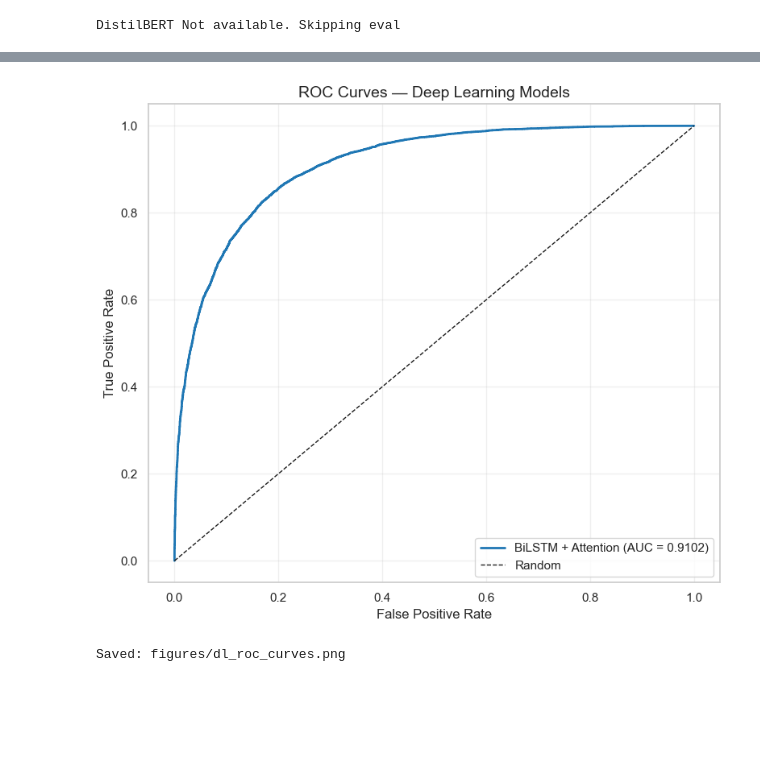
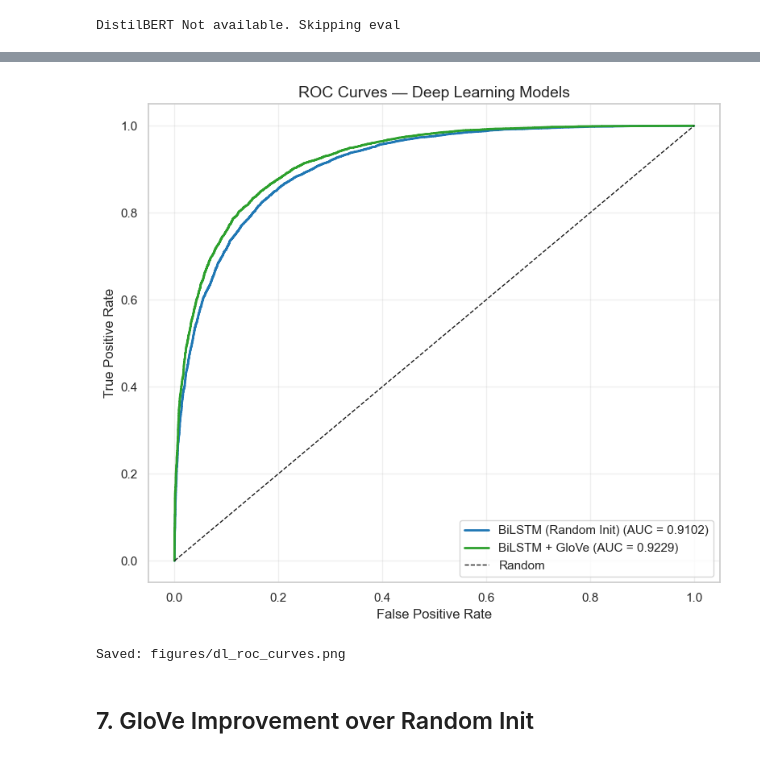
Before and after one commit to bhavanishanker-png/predictive-sales-analytics-engine, a Jupyter notebook: notebooks/08_dl_evaluation.ipynb, the cells around one changed output, grey strips where cells are left out. Cells and saved outputs as stored; diff of their text form; code cells hidden in the pictures; blank space fills up the shorter version.

```diff
--- a/notebooks/08_dl_evaluation.ipynb
+++ b/notebooks/08_dl_evaluation.ipynb
@@ -142,21 +225,9 @@ Test loaders: LSTM=313 batches, BERT=1250 batches
 # %%
-criterion = nn.CrossEntropyLoss()
-
-# BiLSTM evaluation
-lstm_test_loss, lstm_test_acc, lstm_preds, lstm_probs = evaluate_lstm(
-    lstm_model, test_loader, criterion, device,
-)
-
-lstm_metrics = {
-    'Accuracy':  accuracy_score(y_test, lstm_preds),
-    'Precision': precision_score(y_test, lstm_preds),
-    'Recall':    recall_score(y_test, lstm_preds),
-    'F1':        f1_score(y_test, lstm_preds),
-    'ROC-AUC':   roc_auc_score(y_test, lstm_probs),
-    'AP':        average_precision_score(y_test, lstm_probs),
-}
-
-print('BiLSTM + Attention — Test Metrics')
-for k, v in lstm_metrics.items():
-    print(f'  {k:12s}: {v:.4f}')
+# BiLSTM (Random Init) evaluation
+if has_original:
+    original_metrics, original_preds, original_probs = evaluate_bilstm(
+        original_model, test_loader, y_test, device, 'BiLSTM + Attention (Random Init)'
+    )
+else:
+    print('BiLSTM (Random Init) not available. Skipping.')
 # %% [output]
@@ -169,0 +243,8 @@ BiLSTM + Attention — Test Metrics
+# %%
+# BiLSTM + GloVe evaluation
+if has_glove:
+    glove_metrics, glove_preds, glove_probs = evaluate_bilstm(
+        glove_model, test_loader, y_test, device, 'BiLSTM + GloVe'
+    )
+else:
+    print('BiLSTM + GloVe not available. Skipping.')
@@ -295,27 +360,33 @@ print('Saved: figures/dl_roc_curves.png')
 # %%
 fig, ax = plt.subplots(figsize=(8, 7))
 
-roc_data = [(lstm_probs, 'BiLSTM + Attention', '#1f77b4')]
+roc_data = []
+if has_original:
+    roc_data.append((original_probs, 'BiLSTM (Random Init)', '#1f77b4'))
+if has_glove:
+    roc_data.append((glove_probs, 'BiLSTM + GloVe', '#2ca02c'))
 if has_distilbert:
     roc_data.append((bert_probs, 'DistilBERT', '#ff7f0e'))
 
 for probs, name, color in roc_data:
     fpr, tpr, _ = roc_curve(y_test, probs)
     roc_auc_val = auc(fpr, tpr)
     ax.plot(fpr, tpr, color=color, lw=2,
             label=f'{name} (AUC = {roc_auc_val:.4f})')
 
 ax.plot([0, 1], [0, 1], 'k--', lw=1, label='Random')
 ax.set_xlabel('False Positive Rate', fontsize=12)
 ax.set_ylabel('True Positive Rate', fontsize=12)
 ax.set_title('ROC Curves — Deep Learning Models', fontsize=14)
 ax.legend(fontsize=11)
 ax.grid(True, alpha=0.3)
 
 plt.tight_layout()
 plt.savefig(FIGURES_DIR / 'dl_roc_curves.png', dpi=150, bbox_inches='tight')
 plt.show()
 print('Saved: figures/dl_roc_curves.png')
 # %% [output]
-[figure, old version]
+[figure, new version]
 Saved: figures/dl_roc_curves.png
+# %% [markdown]
+## 7. GloVe Improvement over Random Init
```
Also changed, not shown: parts of 34 cells of this notebook, 21 other files.
